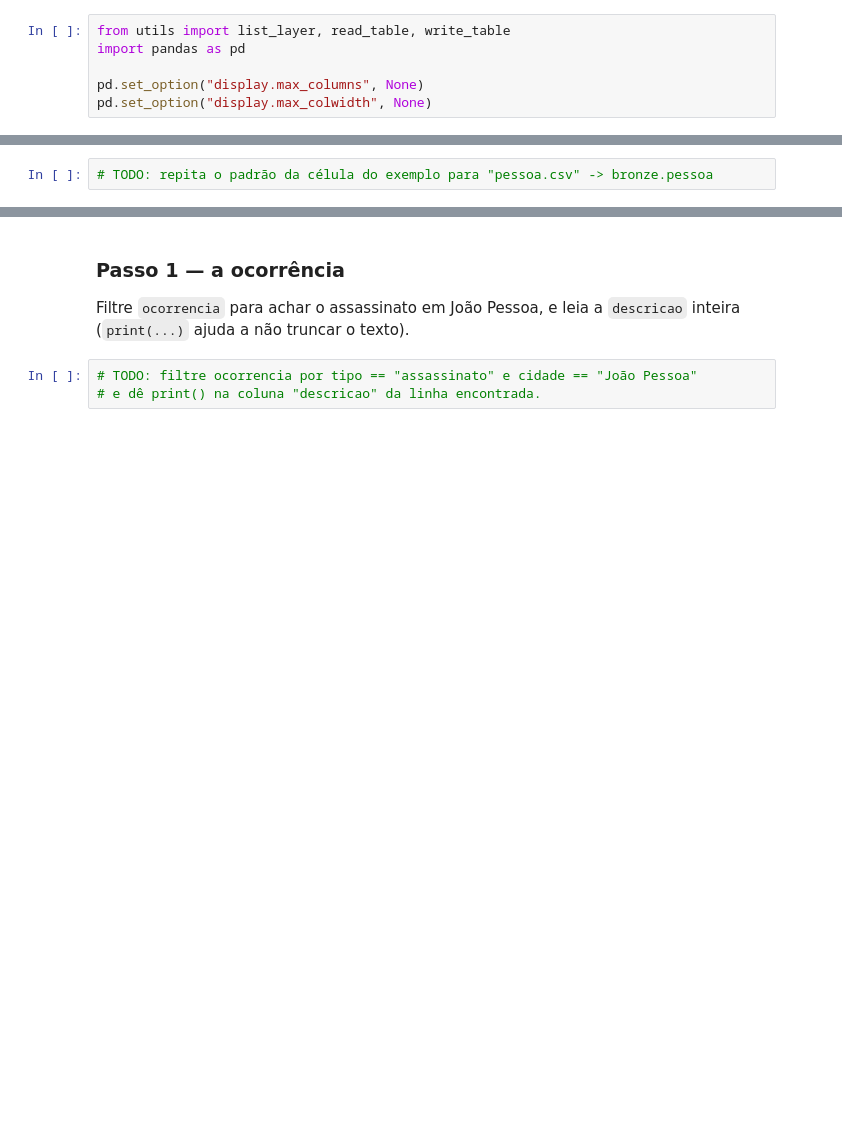
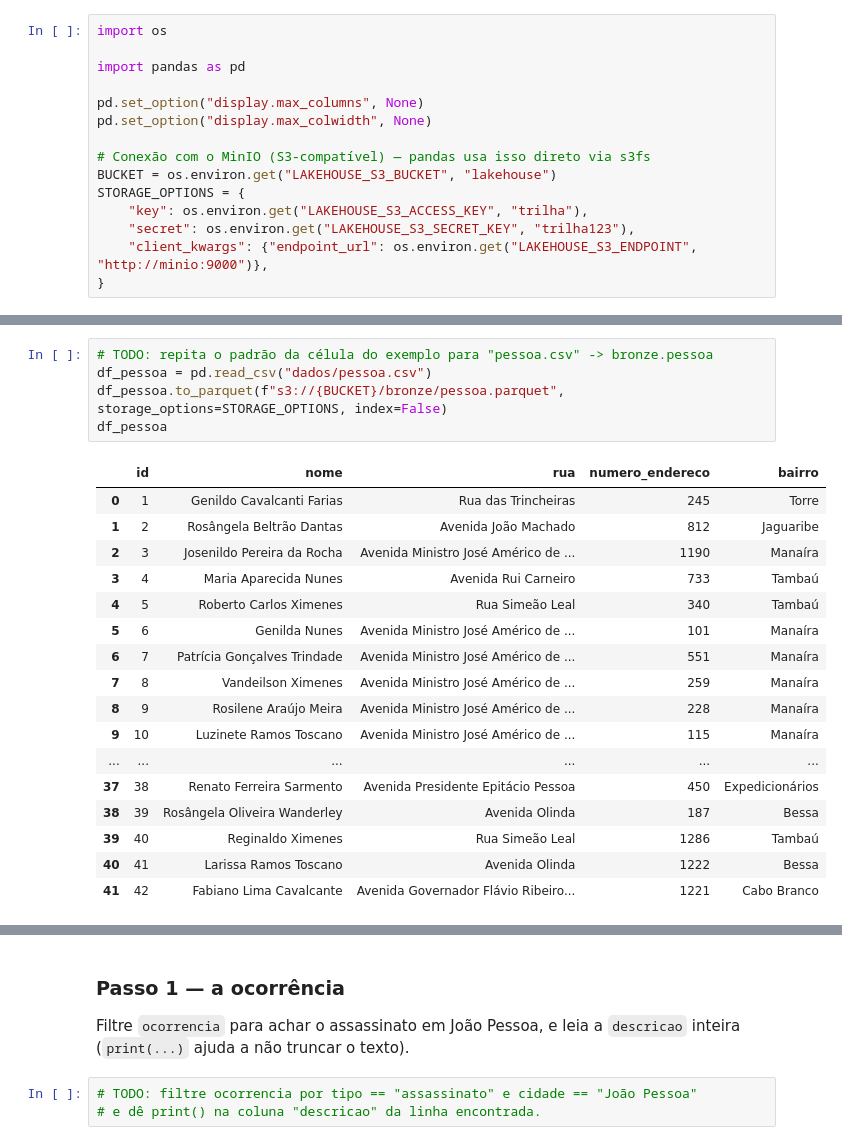
Before and after one commit to RyanRodMat/data-lakehouse-101-Ryan, a Jupyter notebook: jupyter/notebooks/investigacao.ipynb, the cells around one changed output, grey strips where cells are left out. Drawn from its saved outputs; the diff is of its cells as text; blank space fills up the shorter version.

```diff
--- a/jupyter/notebooks/investigacao.ipynb
+++ b/jupyter/notebooks/investigacao.ipynb
@@ -28,11 +28,20 @@ Sim, faltou combinar os formatos de data entre as tabelas — cada uma pode vir
 
 Sem spoiler aqui — a história e as pistas estão só nos dados. Boa investigação!
 # %%
-from utils import list_layer, read_table, write_table
+import os
+
 import pandas as pd
 
 pd.set_option("display.max_columns", None)
 pd.set_option("display.max_colwidth", None)
+
+# Conexão com o MinIO (S3-compatível) — pandas usa isso direto via s3fs
+BUCKET = os.environ.get("LAKEHOUSE_S3_BUCKET", "lakehouse")
+STORAGE_OPTIONS = {
+    "key": os.environ.get("LAKEHOUSE_S3_ACCESS_KEY", "trilha"),
+    "secret": os.environ.get("LAKEHOUSE_S3_SECRET_KEY", "trilha123"),
+    "client_kwargs": {"endpoint_url": os.environ.get("LAKEHOUSE_S3_ENDPOINT", "http://minio:9000")},
+}
 # %% [markdown]
 ## Fase 1 — Bronze
 
@@ -92,5 +97,26 @@ read_table("bronze", "ocorrencia")
 | 9 | 10 | 09/03/2026 | fraude | Golpe reportado em Santa Rita. | Santa Rita |
 # %%
 # TODO: repita o padrão da célula do exemplo para "pessoa.csv" -> bronze.pessoa
+df_pessoa = pd.read_csv("dados/pessoa.csv")
+df_pessoa.to_parquet(f"s3://{BUCKET}/bronze/pessoa.parquet", storage_options=STORAGE_OPTIONS, index=False)
+df_pessoa
+# %% [output]
+|  | id | nome | rua | numero_endereco | bairro |
+| 0 | 1 | Genildo Cavalcanti Farias | Rua das Trincheiras | 245 | Torre |
+| 1 | 2 | Rosângela Beltrão Dantas | Avenida João Machado | 812 | Jaguaribe |
+| 2 | 3 | Josenildo Pereira da Rocha | Avenida Ministro José Américo de ... | 1190 | Manaíra |
+| 3 | 4 | Maria Aparecida Nunes | Avenida Rui Carneiro | 733 | Tambaú |
+| 4 | 5 | Roberto Carlos Ximenes | Rua Simeão Leal | 340 | Tambaú |
+| 5 | 6 | Genilda Nunes | Avenida Ministro José Américo de ... | 101 | Manaíra |
+| 6 | 7 | Patrícia Gonçalves Trindade | Avenida Ministro José Américo de ... | 551 | Manaíra |
+| 7 | 8 | Vandeilson Ximenes | Avenida Ministro José Américo de ... | 259 | Manaíra |
+| 8 | 9 | Rosilene Araújo Meira | Avenida Ministro José Américo de ... | 228 | Manaíra |
+| 9 | 10 | Luzinete Ramos Toscano | Avenida Ministro José Américo de ... | 115 | Manaíra |
+| ... | ... | ... | ... | ... | ... |
+| 37 | 38 | Renato Ferreira Sarmento | Avenida Presidente Epitácio Pessoa | 450 | Expedicionários |
+| 38 | 39 | Rosângela Oliveira Wanderley | Avenida Olinda | 187 | Bessa |
+| 39 | 40 | Reginaldo Ximenes | Rua Simeão Leal | 1286 | Tambaú |
+| 40 | 41 | Larissa Ramos Toscano | Avenida Olinda | 1222 | Bessa |
+| 41 | 42 | Fabiano Lima Cavalcante | Avenida Governador Flávio Ribeiro... | 1221 | Cabo Branco |
 # %%
 # TODO: repita o padrão para "cnh.csv" -> bronze.cnh
```
Also changed, not shown: parts of 17 cells of this notebook, 5 other files.
